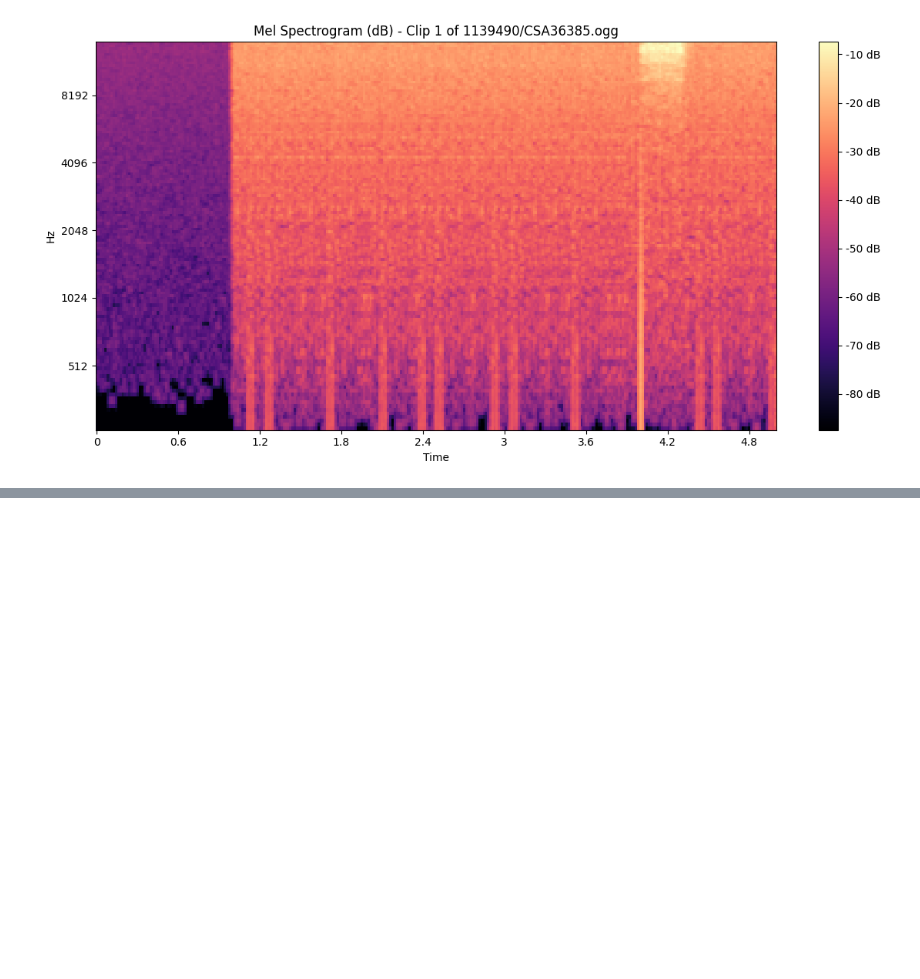
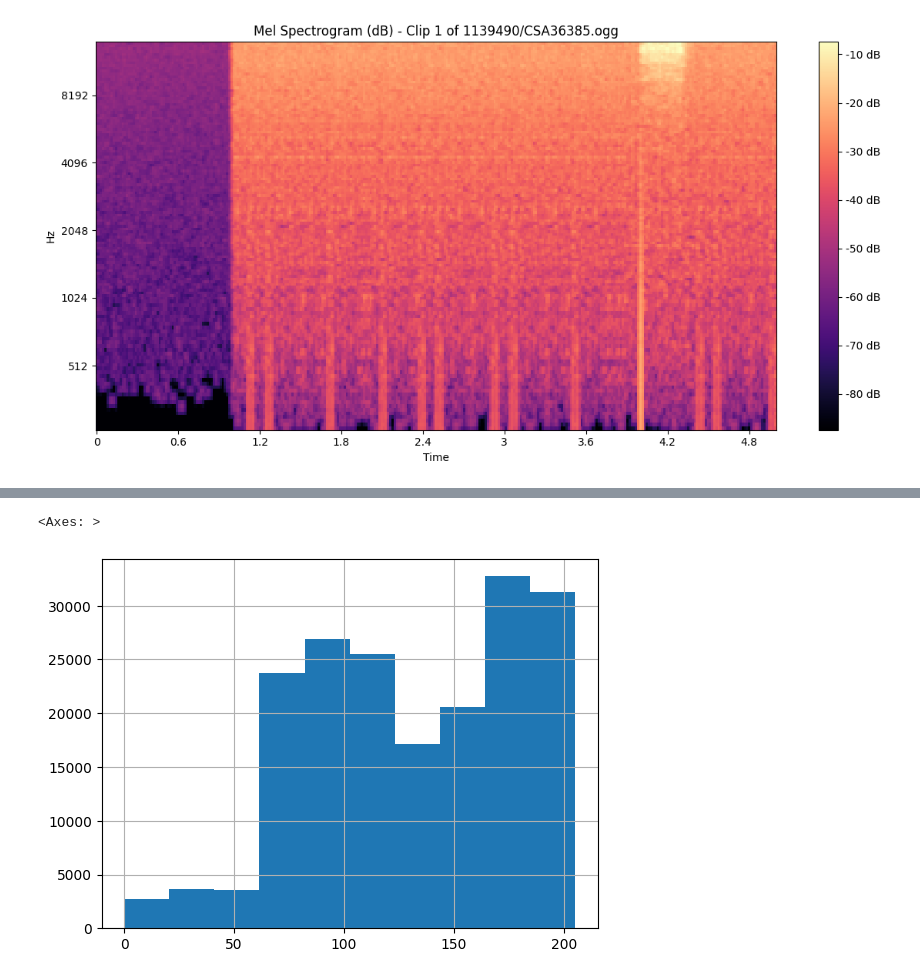
Before and after one commit to bachaudhry/kaggle_birdCLEF_25, a Jupyter notebook: 02-dataloaders+augmentations.ipynb, the cells around one changed output, grey strips where cells are left out. Drawn from its saved outputs; the diff is of its cells as text; code cells hidden in the pictures; blank space fills up the shorter version.

```diff
--- a/02-dataloaders+augmentations.ipynb
+++ b/02-dataloaders+augmentations.ipynb
@@ -226,0 +280,25 @@ Device of spectrogram tensor: cuda:0
+# %%
+c_samples = []
+# Filter out files shorter than the target duration
+filt_df = train_df[train_df['duration'] >= cfg.TARGET_DURATION_S].copy()
+print(f"Found {len(filt_df)} files >= {cfg.TARGET_DURATION_S}s duration.")
+
+c_total = 0
+for i, r in tqdm(filt_df.iterrows(), total=len(filt_df), desc="Mapping clips"):
+    fname = r['filename']
+    pri_lbl_int = r['primary_label_int']
+    duration = r['duration']
+
+    # Calculate the number of full 5 second clips
+    n_clips = math.floor(duration / cfg.TARGET_DURATION_S)
+    if n_clips > 0:
+        for c_idx in range(n_clips):
+            c_samples.append({
+                'filename': fname,
+                'primary_label_int': pri_lbl_int,
+                'clip_index': c_idx
+            })
+        c_total += n_clips
+print(f"Total number of {cfg.TARGET_DURATION_S}s clips calculated: {c_total}.")
+# Convert to DF, just in case
+clip_df = pd.DataFrame(c_samples)
@@ -226,0 +324,5 @@ Device of spectrogram tensor: cuda:0
+# %%
+clip_df['primary_label_int'].hist()
+# %% [output]
+<Axes: >
+[figure, added]
```
Also changed, not shown: parts of 13 cells of this notebook.
